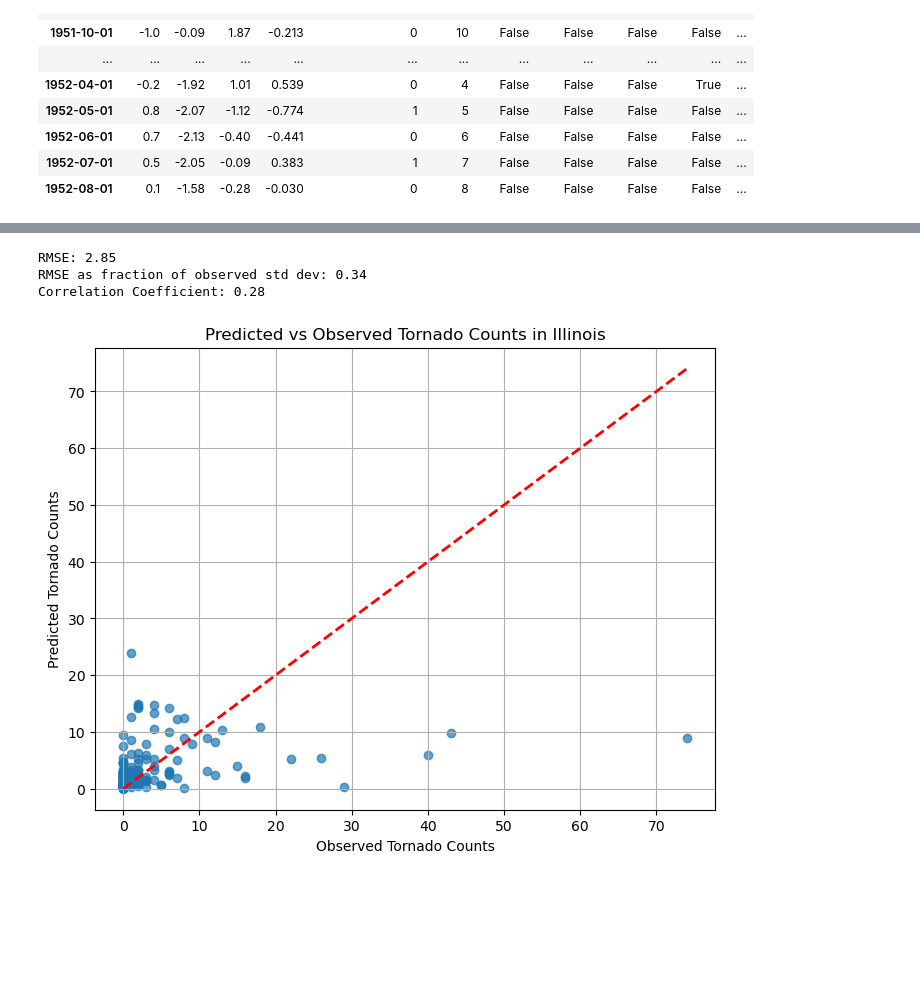
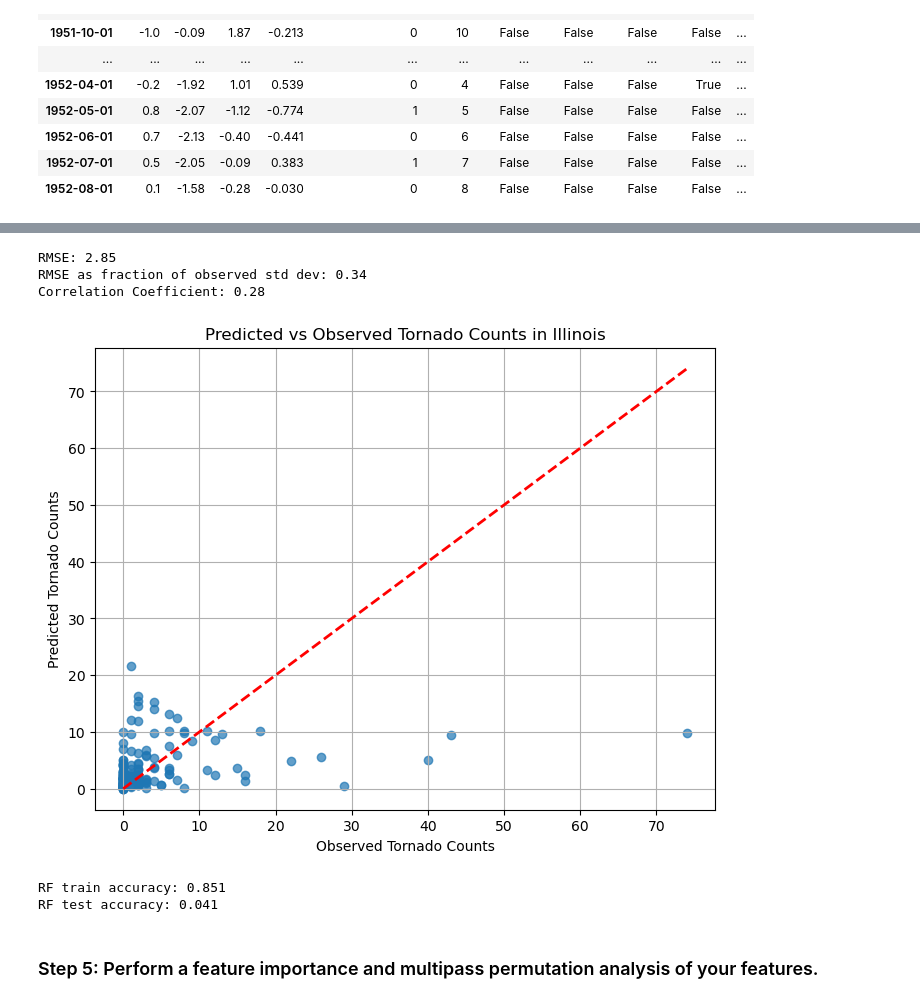
Before and after one commit to swnesbitt/ATMS-523-Module-6, a Jupyter notebook: ATMS 523_Module 6_HW_MDWR.ipynb, the cells around one changed output, grey strips where cells are left out. Saved outputs shown, nothing was run; the diff lists cells and outputs as text; code cells hidden in the pictures; blank space fills up the shorter version.

Commit message:
completed Module 6 HW assignment - attempting to sync again

```diff
--- a/ATMS 523_Module 6_HW_MDWR.ipynb
+++ b/ATMS 523_Module 6_HW_MDWR.ipynb
@@ -319,3 +395,7 @@ df.head(20)
 | 1952-06-01 | 0.7 | -2.13 | -0.40 | -0.441 | 0 | 6 | False | False | False | False | ... |
 | 1952-07-01 | 0.5 | -2.05 | -0.09 | 0.383 | 1 | 7 | False | False | False | False | ... |
 | 1952-08-01 | 0.1 | -1.58 | -0.28 | -0.030 | 0 | 8 | False | False | False | False | ... |
+# %%
+# I was getting errors related to booleans when using Shap, so preemptively replacing them with integers
+df_int = df.replace({True: 1, False: 0})
+df_int.head()
@@ -322,40 +410,55 @@ df.head(20)
+# %%
+df_int.drop(columns=['month'], inplace=True)  # drop original month column so it doesn't get treated as a numeric feature
 # %%
-# Try random forest model again, this time with one-hot encoded month features included
-X = df.drop(columns=['IL_tornado_count'])
-y = df['IL_tornado_count']
+# Try random forest model again, this time with one-hot encoded month features included, skipping the tuned hyperparameters
+# since those didn't improve performance
+X = df_int.drop(columns=['IL_tornado_count'])
+y = df_int['IL_tornado_count']
 
 # Split the data into training and test sets
 X_train, X_test, y_train, y_test = train_test_split(X, y, test_size=0.2, random_state=42)
 
 # Fit the random forest regression model
-forest = RandomForestRegressor(n_estimators=1000, random_state=42)
+forest = RandomForestRegressor(random_state=42)
 forest.fit(X_train, y_train)
 
 # Use the model to make predictions on the test set
 y_pred = forest.predict(X_test)
 
 # Evaluate model performance
 rmse = np.sqrt(root_mean_squared_error(y_test, y_pred))
 print(f'RMSE: {rmse:.2f}')
 # RMSE as a fraction of the standard deviation of the observed values
 rmse_frac = rmse / np.std(y_test)
 print(f'RMSE as fraction of observed std dev: {rmse_frac:.2f}')
 corr_coef = np.corrcoef(y_test, y_pred)[0, 1]
 print(f'Correlation Coefficient: {corr_coef:.2f}')
 
 # Plot predicted vs observed tornado counts
 plt.figure(figsize=(8, 6))
 plt.scatter(y_test, y_pred, alpha=0.7)
 plt.plot([y_test.min(), y_test.max()], [y_test.min(), y_test.max()], 'r--', lw=2)
 plt.xlabel('Observed Tornado Counts')
 plt.ylabel('Predicted Tornado Counts')
 plt.title('Predicted vs Observed Tornado Counts in Illinois')
 plt.grid()
 plt.show()
 
-# Still terrible! Although the correlation coefficient improved a bit, RMSE is basically unchanged.
+# Still terrible! Although the correlation coefficient improved a bit, RMSE is higher.
 # %% [output]
 RMSE: 2.85
 RMSE as fraction of observed std dev: 0.34
 Correlation Coefficient: 0.28
-[figure, old version]
+[figure, new version]
+# %%
+# Checking train and test accuracy
+print(f"RF train accuracy: {forest.score(X_train, y_train):.3f}")
+print(f"RF test accuracy: {forest.score(X_test, y_test):.3f}")
+
+# training accuracy is good, but test accuracy is poor, indicating overfitting (?) of the training data
+# Can't figure out how to fix that, so proceeding with a terrible model to step #5
+# %% [output]
+RF train accuracy: 0.851
+RF test accuracy: 0.041
+# %% [markdown]
+### Step 5: Perform a feature importance and multipass permutation analysis of your features.
```
Also changed, not shown: parts of 19 cells of this notebook, 7 other files.
